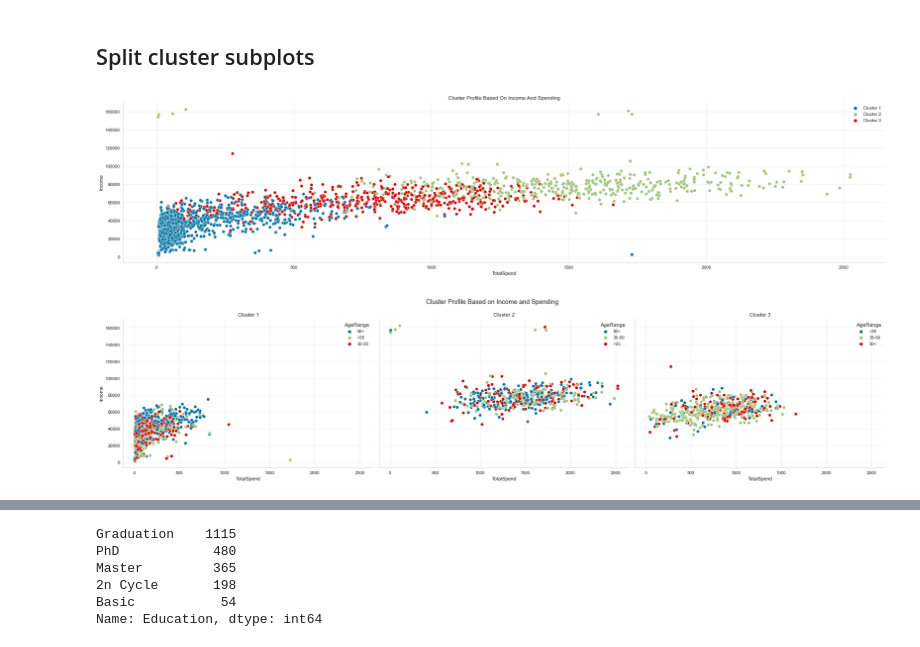
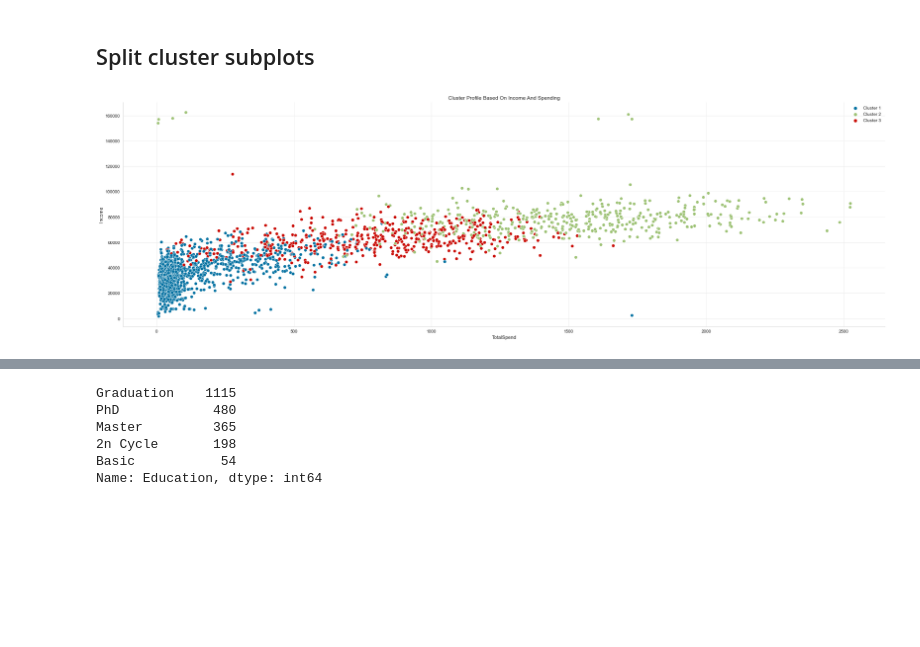
Before and after one commit to saranshkr/customer-profile-analysis, a Jupyter notebook: clustering-model.ipynb, the cells around one changed output, grey strips where cells are left out. Drawn from its saved outputs; the diff is of its cells as text; code cells hidden in the pictures; blank space fills up the shorter version.

Commit message:
Add cluster viz charts and refactor

```diff
--- a/clustering-model.ipynb
+++ b/clustering-model.ipynb
@@ -61,15 +61,12 @@ df.head()
 | 3 | <35 | Graduation | Coupled | 26646.0 | Yes | 53 |
 | 4 | <35 | PhD | Coupled | 58293.0 | Yes | 422 |
 # %%
-def encode_and_bind(dataframe, feature):
-    dummies = pd.get_dummies(dataframe[[feature]])
+def encode_and_bind(dataframe, features):
+    dummies = pd.get_dummies(dataframe[features])
     res = pd.concat([dummies, dataframe], axis=1)
-    res = res.drop([feature], axis=1)
+    res = res.drop(columns=features)
     return(res)
 # %%
-df = encode_and_bind(dataframe=df, feature='Minorhome')
-df = encode_and_bind(dataframe=df, feature='Age')
-df = encode_and_bind(dataframe=df, feature='Ed')
-df = encode_and_bind(dataframe=df, feature='Rel')
+df = encode_and_bind(dataframe=df, features=['Minorhome', 'Age', 'Ed', 'Rel'])
 df.head()
 # %% [output]
@@ -160,9 +156,10 @@ visualizer.show()
 num_clusters = 3
 # %%
 ac = AgglomerativeClustering(n_clusters=num_clusters)
-ac_df = ac.fit_predict(df)
+ac_df = ac.fit_predict(df) + 1
 df['Cluster'] = ac_df
 df_orig['Cluster'] = ac_df
+df_orig['Cluster'] = df_orig['Cluster'].astype('category')
 df_orig.head()
 # %% [output]
 |  | AgeRange | Education | Rel_Status | Income | Minorhome | TotalSpend | Cluster |
@@ -188,30 +183,30 @@ cluster_dfs = list(map(lambda x: df_orig[df_orig['Cluster']==x], range(num_clust
 # %%
-fig, ax = plt.subplots(figsize=(25,6))
+fig, ax = plt.subplots(figsize=(25,8))
 sns.scatterplot(data=df_orig, x='TotalSpend', y='Income', hue='Cluster', ax=ax)
 format_axes(ax)
 plt.title("Cluster Profile Based On Income And Spending")
 handles, labels = ax.get_legend_handles_labels()
 labels = [f'Cluster {x+1}' for x in range(num_clusters)]
 ax.legend(handles, labels)
 plt.tight_layout()
 plt.show()
 # %% [output]
-[figure, old version]
+[figure, new version]
 # %%
-fig, axs = plt.subplots(nrows=1, ncols=num_clusters, sharex='all', sharey='all', figsize=(25,6))
-palette = {'Yes':'tab:blue', 'No':'#e33636'}
+def plot_cluster_profile(column, color_palette, legend_title):
+    fig, axs = plt.subplots(nrows=1, ncols=num_clusters, sharex='all', sharey='all', figsize=(25,7))
 
-for i in range(num_clusters):
-    plt.subplot(1, num_clusters, i+1)
-    # ax = sns.scatterplot(data=cluster_dfs[i], x='TotalSpend', y='Income', hue='Minorhome', palette=palette)
-    ax = sns.scatterplot(data=cluster_dfs[i], x='TotalSpend', y='Income', hue='AgeRange')
-    format_axes(ax)
+    for i in range(num_clusters):
+        plt.subplot(1, num_clusters, i+1)
+        ax = sns.scatterplot(data=cluster_dfs[i], x='TotalSpend', y='Income', hue=column, palette=color_palette)
+        format_axes(ax)
 
-    plt.title(f'Cluster {i+1}')
-    plt.plot()
+        plt.title(f'Cluster {i+1}')
+        plt.plot()
 
-plt.suptitle("Cluster Profile Based on Income and Spending")
-fig.tight_layout()
-plt.show()
+    handles, labels = ax.get_legend_handles_labels()
+    fig.legend(handles, labels, loc='upper center', bbox_to_anchor=(0.5,-0.01), ncol=df_orig[column].nunique(), title=legend_title, borderpad=1, labelspacing=1.05)
+    [p.get_legend().remove() for p in axs]
+    plt.suptitle(f'Cluster Profile Based on {legend_title} (Income vs Spending)')
+    fig.tight_layout()
+    plt.show()
-# %% [output]
-[figure, removed]
```
Also changed, not shown: parts of 16 cells of this notebook.
